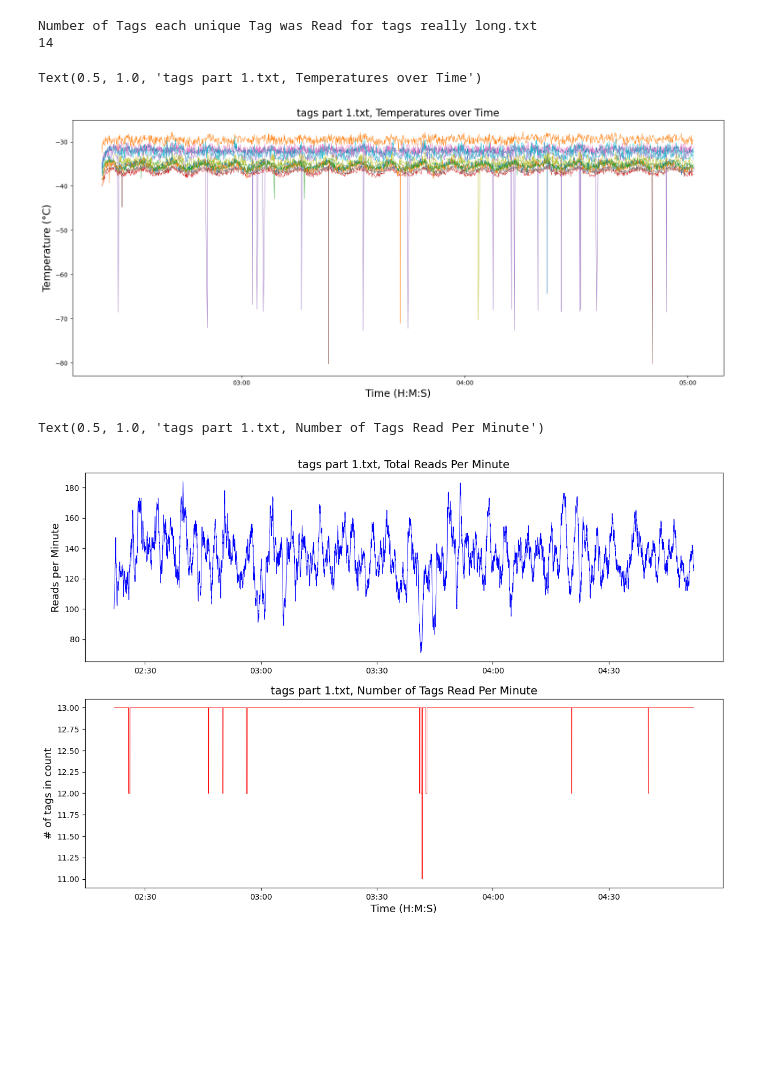
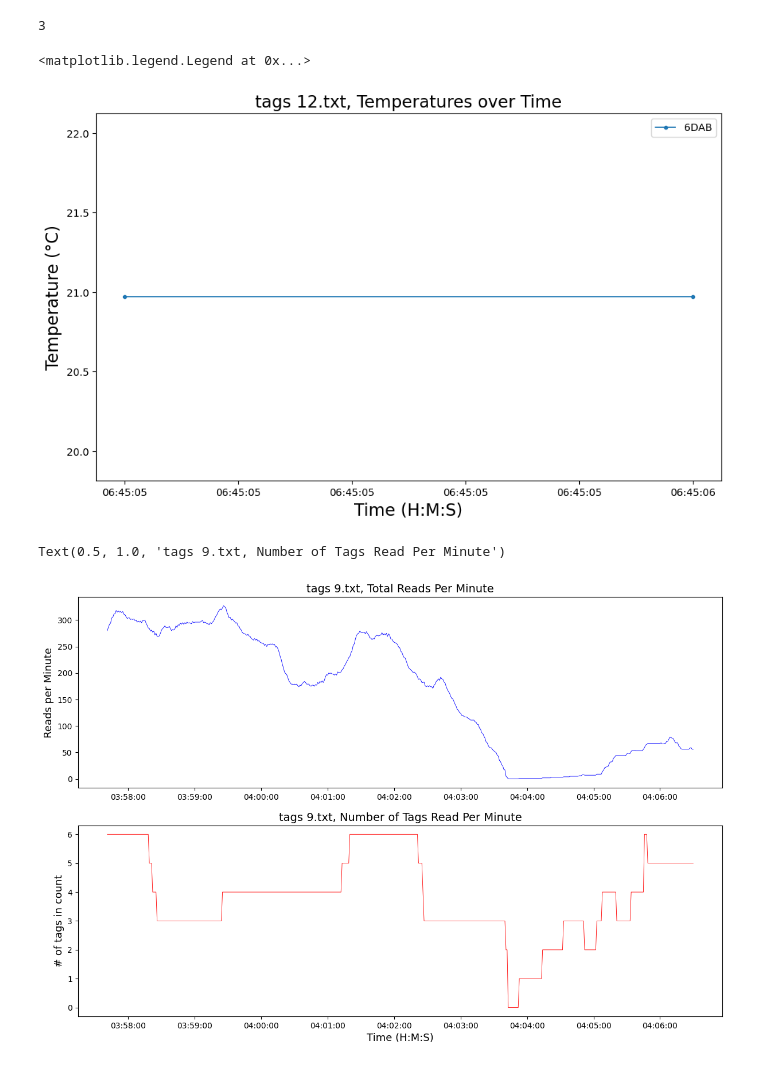
Before and after one commit to trevorcmit/RFID_Multireader, a Jupyter notebook: Plot.ipynb, the cells around one changed output. Saved outputs shown, nothing was run; the diff lists cells and outputs as text; code cells hidden in the pictures; blank space fills up the shorter version.

Commit message:
Added & plotted shower tests.

```diff
--- a/Plot.ipynb
+++ b/Plot.ipynb
@@ -10,11 +6,11 @@ c:\Users\trevo\AppData\Local\Programs\Python\Python38\lib\site-packages\numpy\.l
 # %%
-with open('Tag_Text_Files/tags part 1.txt', 'r') as file:
+with open('Shower_Test_Tags/tags 12.txt', 'r') as file:
     reader = csv.reader(file)
 
-    data = []             # Initialize empty list
+    data = []                            # Initialize empty list
     database = dict()
     recent_EPC = ''
-    Time_Or_Data = True   # Time is true, Data is false
+    Time_Or_Data = True                  # Time is true, Data is false
 
     reached_24 = False
 
@@ -22,14 +18,14 @@ with open('Tag_Text_Files/tags part 1.txt', 'r') as file:
 
         line = l[0]
 
-        if len(line)==24: # If it is an EPC
+        if len(line)==24:                # If it is an EPC
             database[line] = [[],[]]
             recent_EPC = line
 
         elif line == '[':
             data = []
 
-        elif line == ']': # End of list
+        elif line == ']':                # End of list
             if len(data)!=0:
                 if Time_Or_Data:
                     database[recent_EPC][0] = data
@@ -39,7 +35,7 @@ with open('Tag_Text_Files/tags part 1.txt', 'r') as file:
                     Time_Or_Data = True
             data = []
 
-        elif len(line)==8: # If it is a time stamp
+        elif len(line)==8:               # If it is a time stamp
             h,m,s = line.split(':')
 
             if int(h)==23:
@@ -55,7 +51,7 @@ with open('Tag_Text_Files/tags part 1.txt', 'r') as file:
         elif line ==' ':
             pass
 
-        else: # If it is a data point
+        else:                            # If it is a data point
             try:
                 data.append(float(line))
             except:
@@ -64,31 +60,29 @@ with open('Tag_Text_Files/tags part 1.txt', 'r') as file:
 num = []
 for k,v in database.items():
     num.append(len(v[1]))
-print("Number of Tags each unique Tag was Read for tags really long.txt")
-# print(sorted(num))
 print(len(num))
 # %% [output]
-Number of Tags each unique Tag was Read for tags really long.txt
-14
+3
 # %%
 import matplotlib.dates as mdates
-hours = mdates.HourLocator(interval = 1)
-myFmt = mdates.DateFormatter('%H:%M')
+# hours = mdates.HourLocator(interval=1)
+myFmt = mdates.DateFormatter('%H:%M:%S')
 # %%
-fig, ax = plt.subplots(figsize=(19, 7.5))
-ax.xaxis.set_major_locator(hours)
+fig, ax = plt.subplots(figsize=(11, 6.5))
+# ax.xaxis.set_major_locator(hours)
 ax.xaxis.set_major_formatter(myFmt)
 
 for k,v in database.items():
     if len(v[1]) > 1:
-        ax.plot(v[0], v[1], label=k, linewidth=0.6)
+        ax.plot(v[0], v[1], label=k[-4:], linewidth=1.25, marker=".")
 
 ax.set_ylabel("Temperature (°C)", fontsize=16.5)
 ax.set_xlabel("Time (H:M:S)", fontsize=16.5)
-ax.set_title("tags part 1.txt, Temperatures over Time", fontsize=16.5)
+ax.set_title("tags 12.txt, Temperatures over Time", fontsize=16.5)
+ax.legend()
 # %% [output]
-Text(0.5, 1.0, 'tags part 1.txt, Temperatures over Time')
+<matplotlib.legend.Legend at 0x...>
-[figure, old version]
+[figure, new version]
 # %%
 vs = dict()
 for k,v in database.items():
@@ -159,12 +151,12 @@ ax1.plot(times, counts, "blue", linewidth=0.6, label="Reads per minute")
 ax2.plot(times, tags, "red", linewidth=0.6, label="# of tags in count")
 ax2.set_xlabel("Time (H:M:S)", fontsize=13)
 ax1.set_ylabel("Reads per Minute", fontsize=13)
-ax1.set_title("tags part 1.txt, Total Reads Per Minute", fontsize=14)
+ax1.set_title("tags 9.txt, Total Reads Per Minute", fontsize=14)
 ax1.xaxis.set_major_formatter(myFmt)
 ax2.xaxis.set_major_formatter(myFmt)
 ax2.set_ylabel("# of tags in count", fontsize=13)
-ax2.set_title("tags part 1.txt, Number of Tags Read Per Minute", fontsize=14)
+ax2.set_title("tags 9.txt, Number of Tags Read Per Minute", fontsize=14)
 # %% [output]
-Text(0.5, 1.0, 'tags part 1.txt, Number of Tags Read Per Minute')
+Text(0.5, 1.0, 'tags 9.txt, Number of Tags Read Per Minute')
-[figure, old version]
+[figure, new version]
 # %%
```
Also changed, not shown: parts of 3 cells of this notebook, 20 other files.
